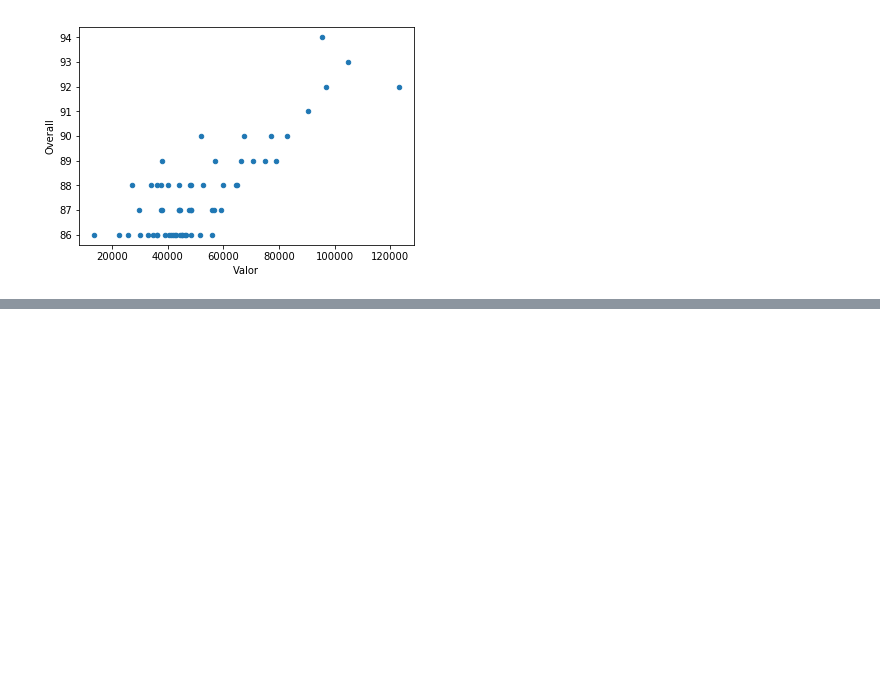
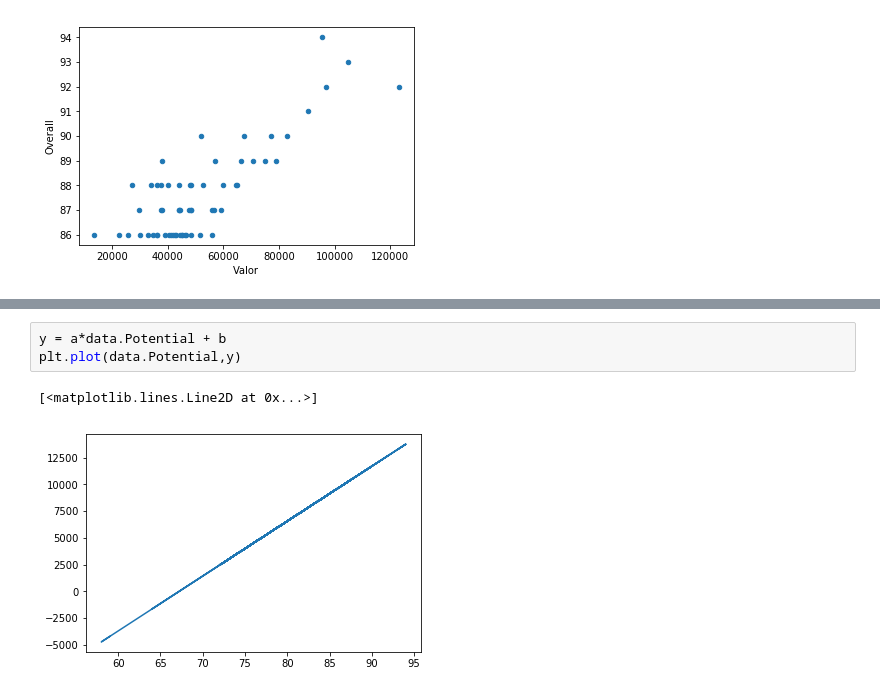
Before and after one commit to andrefrann/Fifa-18, a Jupyter notebook: projeto 3.ipynb, the cells around one changed output, grey strips where cells are left out. Saved outputs shown, nothing was run; the diff lists cells and outputs as text; blank space fills up the shorter version.

```diff
--- a/projeto 3.ipynb
+++ b/projeto 3.ipynb
@@ -81,0 +82,6 @@ OLS Regression Results
+# %%
+y = a*data.Potential + b
+plt.plot(data.Potential,y)
+# %% [output]
+[<matplotlib.lines.Line2D at 0x...>]
+[figure, added]
```
Also changed, not shown: parts of 7 cells of this notebook.
